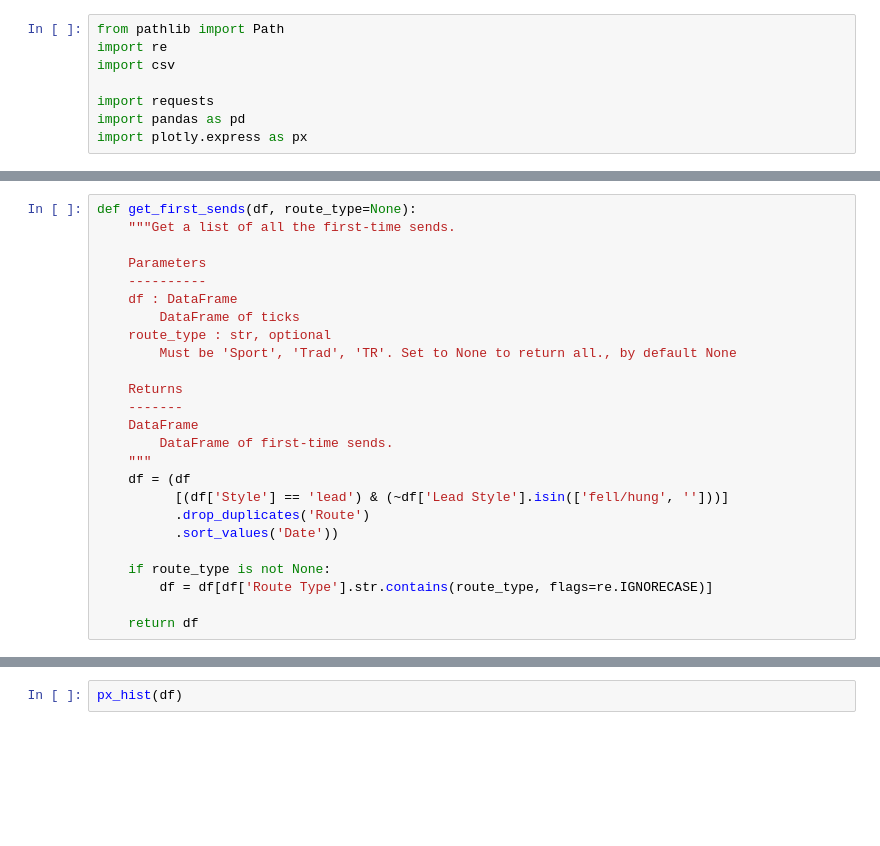
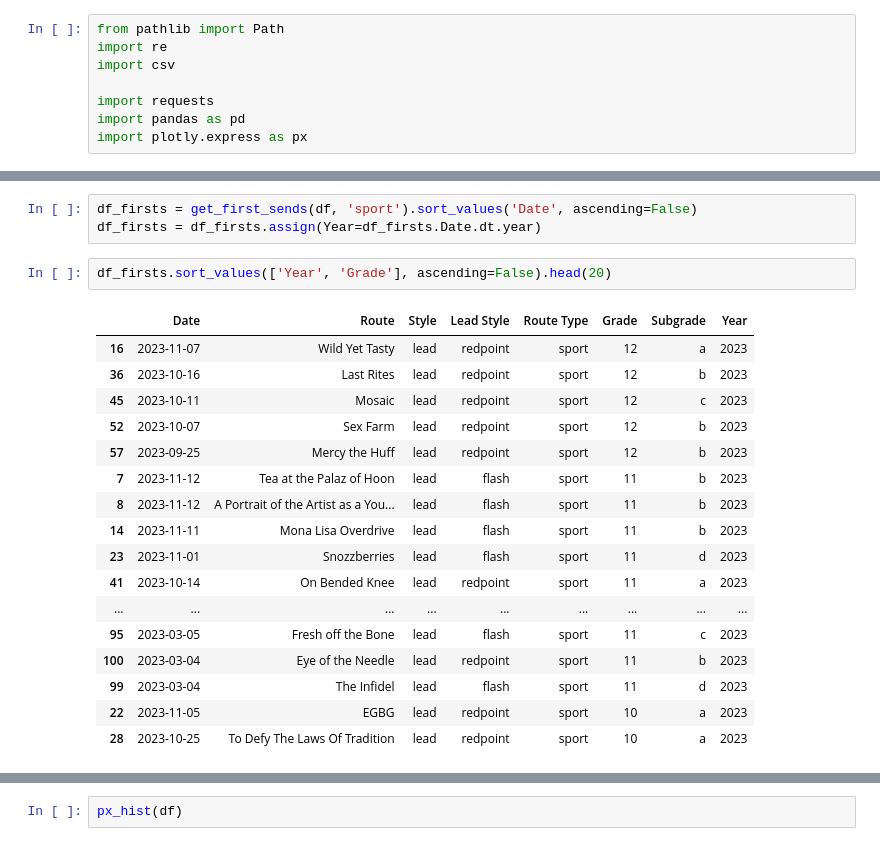
Before and after one commit to bthornton191/mp_data, a Jupyter notebook: routes_hist.ipynb, the cells around one changed output, grey strips where cells are left out. Cells and saved outputs as stored; diff of their text form; blank space fills up the shorter version.

```diff
--- a/routes_hist.ipynb
+++ b/routes_hist.ipynb
@@ -93,25 +45,0 @@ df
-# %%
-def get_first_sends(df, route_type=None):
-    """Get a list of all the first-time sends.
-
-    Parameters
-    ----------
-    df : DataFrame
-        DataFrame of ticks
-    route_type : str, optional
-        Must be 'Sport', 'Trad', 'TR'. Set to None to return all., by default None
-
-    Returns
-    -------
-    DataFrame
-        DataFrame of first-time sends.
-    """
-    df = (df
-          [(df['Style'] == 'lead') & (~df['Lead Style'].isin(['fell/hung', '']))]
-          .drop_duplicates('Route')
-          .sort_values('Date'))
-
-    if route_type is not None:
-        df = df[df['Route Type'].str.contains(route_type, flags=re.IGNORECASE)]
-
-    return df
@@ -158,3 +46,26 @@ def mpl_hist(df, route_type=None):
+# %%
+df_firsts = get_first_sends(df, 'sport').sort_values('Date', ascending=False)
+df_firsts = df_firsts.assign(Year=df_firsts.Date.dt.year)
+# %%
+df_firsts.sort_values(['Year', 'Grade'], ascending=False).head(20)
+# %% [output]
+|  | Date | Route | Style | Lead Style | Route Type | Grade | Subgrade | Year |
+| 16 | 2023-11-07 | Wild Yet Tasty | lead | redpoint | sport | 12 | a | 2023 |
+| 36 | 2023-10-16 | Last Rites | lead | redpoint | sport | 12 | b | 2023 |
+| 45 | 2023-10-11 | Mosaic | lead | redpoint | sport | 12 | c | 2023 |
+| 52 | 2023-10-07 | Sex Farm | lead | redpoint | sport | 12 | b | 2023 |
+| 57 | 2023-09-25 | Mercy the Huff | lead | redpoint | sport | 12 | b | 2023 |
+| 7 | 2023-11-12 | Tea at the Palaz of Hoon | lead | flash | sport | 11 | b | 2023 |
+| 8 | 2023-11-12 | A Portrait of the Artist as a You... | lead | flash | sport | 11 | b | 2023 |
+| 14 | 2023-11-11 | Mona Lisa Overdrive | lead | flash | sport | 11 | b | 2023 |
+| 23 | 2023-11-01 | Snozzberries | lead | flash | sport | 11 | d | 2023 |
+| 41 | 2023-10-14 | On Bended Knee | lead | redpoint | sport | 11 | a | 2023 |
+| ... | ... | ... | ... | ... | ... | ... | ... | ... |
+| 95 | 2023-03-05 | Fresh off the Bone | lead | flash | sport | 11 | c | 2023 |
+| 100 | 2023-03-04 | Eye of the Needle | lead | redpoint | sport | 11 | b | 2023 |
+| 99 | 2023-03-04 | The Infidel | lead | flash | sport | 11 | d | 2023 |
+| 22 | 2023-11-05 | EGBG | lead | redpoint | sport | 10 | a | 2023 |
+| 28 | 2023-10-25 | To Defy The Laws Of Tradition | lead | redpoint | sport | 10 | a | 2023 |
 # %%
 ax = mpl_hist(df)
 # %% [output]
```
Also changed, not shown: parts of 20 cells of this notebook, 3 other files.
